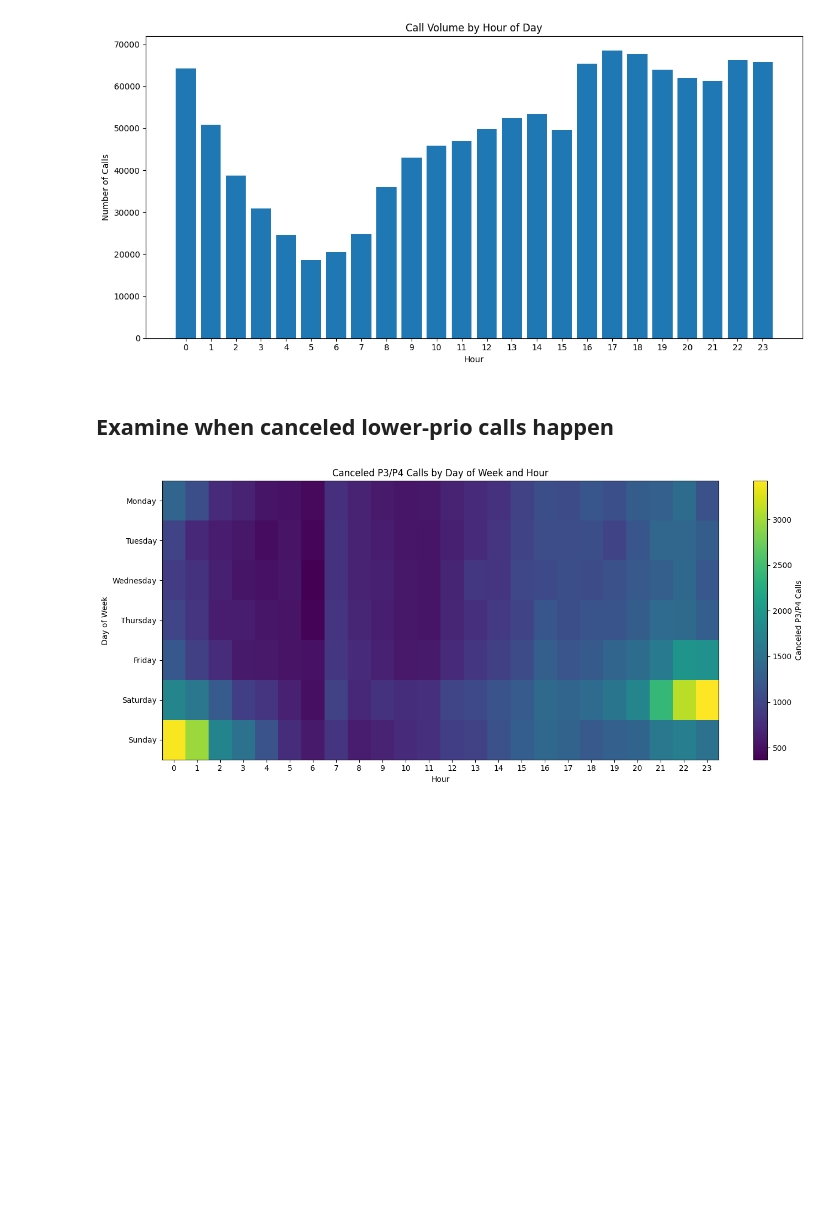
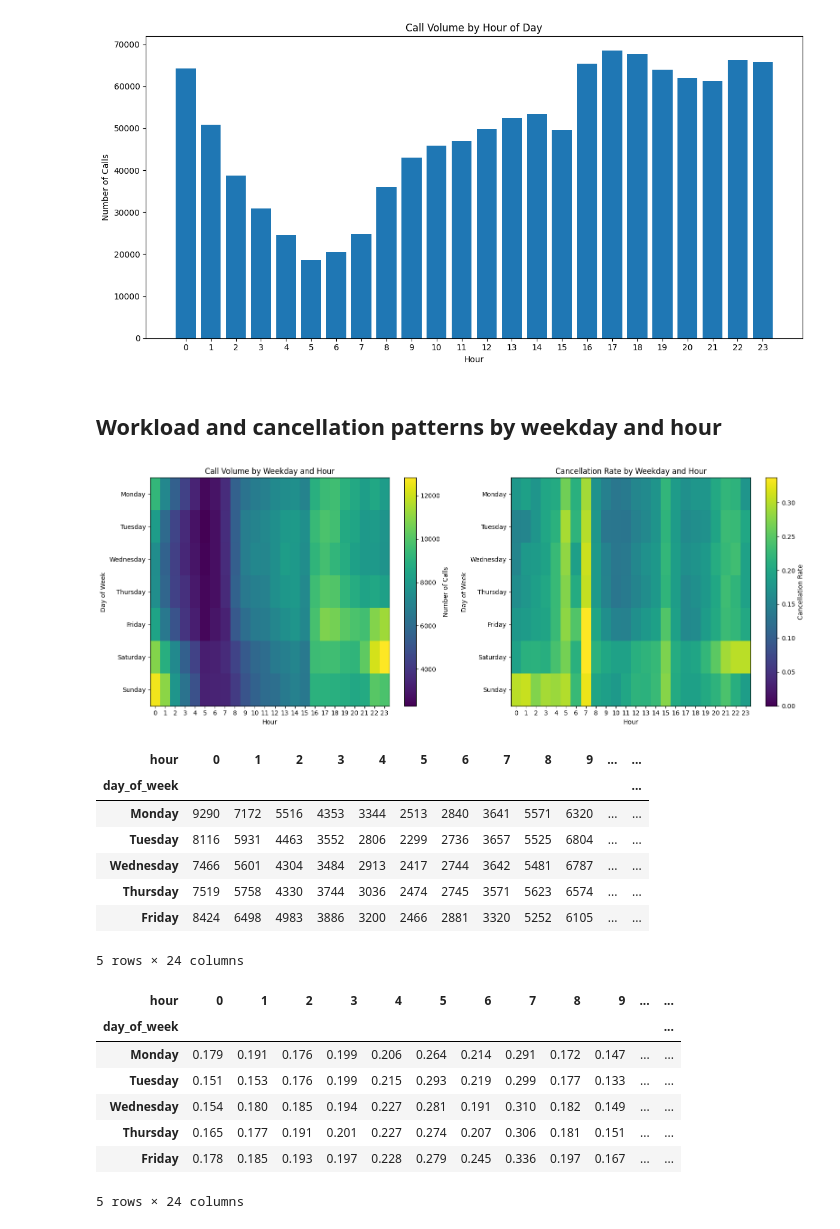
Before and after one commit to Edward-Vong/Quantifying-Breakpoint-of-SJPD-Response, a Jupyter notebook: police_call_EDA.ipynb, the cells around one changed output. Cells and saved outputs as stored; diff of their text form; code cells hidden in the pictures; blank space fills up the shorter version.

```diff
--- a/police_call_EDA.ipynb
+++ b/police_call_EDA.ipynb
@@ -535,27 +608,76 @@ Daily chart downsampled to 770 points using 2-day bins.
 [figure]
 [figure]
 # %% [markdown]
-## Examine when canceled lower-prio calls happen
+## Workload and cancellation patterns by weekday and hour
 # %%
-cancel_heat = (
-    df.groupby(["day_of_week", "hour"])["is_canceled_p3_p4"]
-      .sum()
+day_order = ["Monday", "Tuesday", "Wednesday", "Thursday", "Friday", "Saturday", "Sunday"]
+
+workload_heat = (
+    df.groupby(["day_of_week", "hour"], observed=False)
+      .size()
       .unstack(fill_value=0)
+      .reindex(day_order)
+      .reindex(columns=range(24), fill_value=0)
 )
 
-day_order = ["Monday", "Tuesday", "Wednesday", "Thursday", "Friday", "Saturday", "Sunday"]
-cancel_heat = cancel_heat.reindex(day_order)
+cancel_rate_heat = (
+    df.groupby(["day_of_week", "hour"], observed=False)
+      .agg(
+          total_calls=("CDTS", "size"),
+          canceled_calls=("is_canceled", "sum")
+      )
+)
+cancel_rate_heat["cancel_rate"] = np.where(
+    cancel_rate_heat["total_calls"] > 0,
+    cancel_rate_heat["canceled_calls"] / cancel_rate_heat["total_calls"],
+    np.nan
+)
+cancel_rate_heat = (
+    cancel_rate_heat["cancel_rate"]
+        .unstack()
+        .reindex(day_order)
+        .reindex(columns=range(24))
+)
 
-plt.figure(figsize=(14, 6))
-plt.imshow(cancel_heat, aspect="auto")
-plt.colorbar(label="Canceled P3/P4 Calls")
-plt.title("Canceled P3/P4 Calls by Day of Week and Hour")
-plt.xlabel("Hour")
-plt.ylabel("Day of Week")
-plt.xticks(range(24), range(24))
-plt.yticks(range(len(cancel_heat.index)), cancel_heat.index)
+fig, axes = plt.subplots(1, 2, figsize=(16, 6))
+
+workload_im = axes[0].imshow(workload_heat, aspect="auto")
+axes[0].set_title("Call Volume by Weekday and Hour")
+axes[0].set_xlabel("Hour")
+axes[0].set_ylabel("Day of Week")
+axes[0].set_xticks(range(24))
+axes[0].set_yticks(range(len(workload_heat.index)), workload_heat.index)
+fig.colorbar(workload_im, ax=axes[0], label="Number of Calls")
+
+cancel_im = axes[1].imshow(cancel_rate_heat, aspect="auto", vmin=0, vmax=np.nanmax(cancel_rate_heat.to_numpy()))
+axes[1].set_title("Cancellation Rate by Weekday and Hour")
+axes[1].set_xlabel("Hour")
+axes[1].set_ylabel("Day of Week")
+axes[1].set_xticks(range(24))
+axes[1].set_yticks(range(len(cancel_rate_heat.index)), cancel_rate_heat.index)
+fig.colorbar(cancel_im, ax=axes[1], label="Cancellation Rate")
+
 plt.tight_layout()
 plt.show()
+
+display(workload_heat.head())
+display(cancel_rate_heat.round(3).head())
 # %% [output]
-[figure, old version]
+[figure, new version]
+| hour | 0 | 1 | 2 | 3 | 4 | 5 | 6 | 7 | 8 | 9 | ... | ... |
+| day_of_week |  |  |  |  |  |  |  |  |  |  |  | ... |
+| Monday | 9290 | 7172 | 5516 | 4353 | 3344 | 2513 | 2840 | 3641 | 5571 | 6320 | ... | ... |
+| Tuesday | 8116 | 5931 | 4463 | 3552 | 2806 | 2299 | 2736 | 3657 | 5525 | 6804 | ... | ... |
+| Wednesday | 7466 | 5601 | 4304 | 3484 | 2913 | 2417 | 2744 | 3642 | 5481 | 6787 | ... | ... |
+| Thursday | 7519 | 5758 | 4330 | 3744 | 3036 | 2474 | 2745 | 3571 | 5623 | 6574 | ... | ... |
+| Friday | 8424 | 6498 | 4983 | 3886 | 3200 | 2466 | 2881 | 3320 | 5252 | 6105 | ... | ... |
+5 rows × 24 columns
+| hour | 0 | 1 | 2 | 3 | 4 | 5 | 6 | 7 | 8 | 9 | ... | ... |
+| day_of_week |  |  |  |  |  |  |  |  |  |  |  | ... |
+| Monday | 0.179 | 0.191 | 0.176 | 0.199 | 0.206 | 0.264 | 0.214 | 0.291 | 0.172 | 0.147 | ... | ... |
+| Tuesday | 0.151 | 0.153 | 0.176 | 0.199 | 0.215 | 0.293 | 0.219 | 0.299 | 0.177 | 0.133 | ... | ... |
+| Wednesday | 0.154 | 0.180 | 0.185 | 0.194 | 0.227 | 0.281 | 0.191 | 0.310 | 0.182 | 0.149 | ... | ... |
+| Thursday | 0.165 | 0.177 | 0.191 | 0.201 | 0.227 | 0.274 | 0.207 | 0.306 | 0.181 | 0.151 | ... | ... |
+| Friday | 0.178 | 0.185 | 0.193 | 0.197 | 0.228 | 0.279 | 0.245 | 0.336 | 0.197 | 0.167 | ... | ... |
+5 rows × 24 columns
 # %% [markdown]
```
Also changed, not shown: parts of 20 cells of this notebook, 3 other files.
